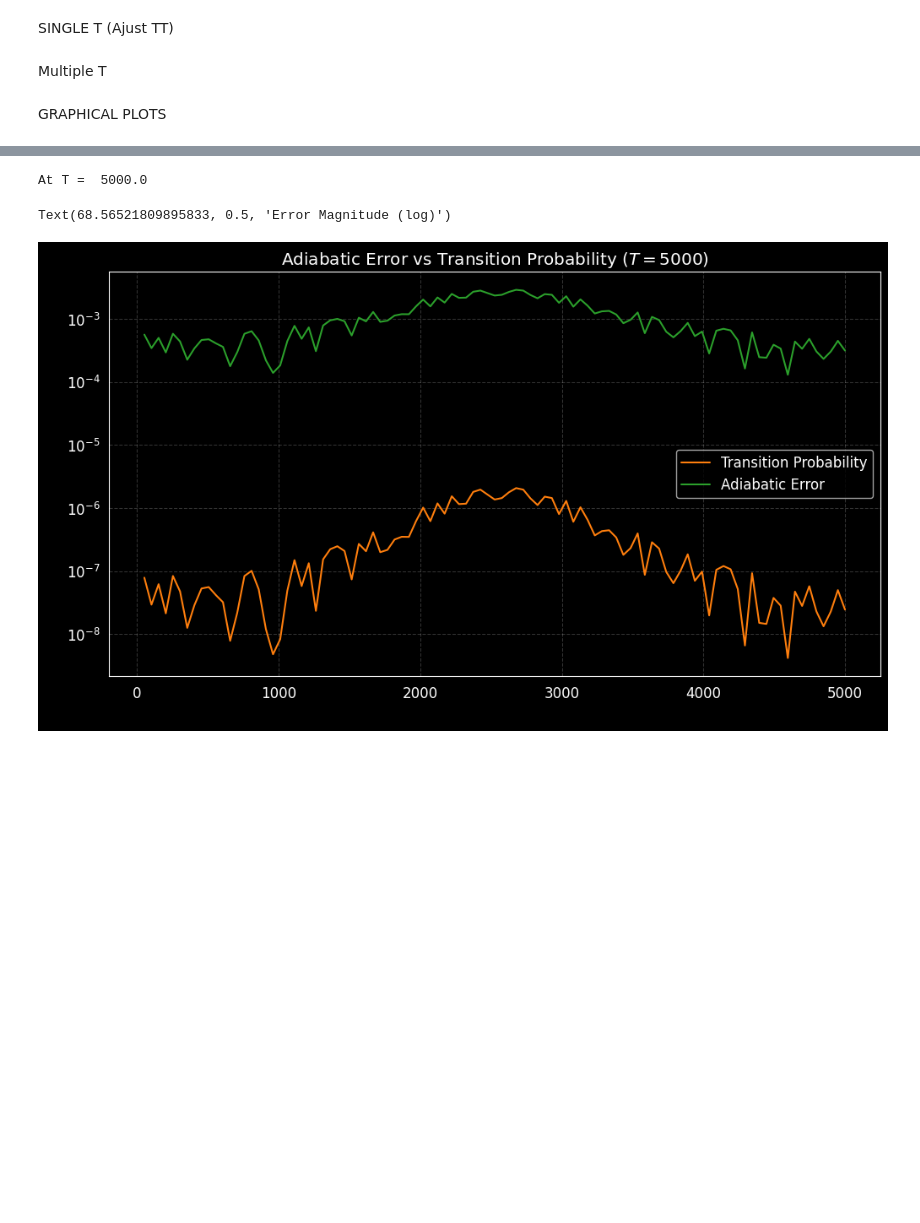
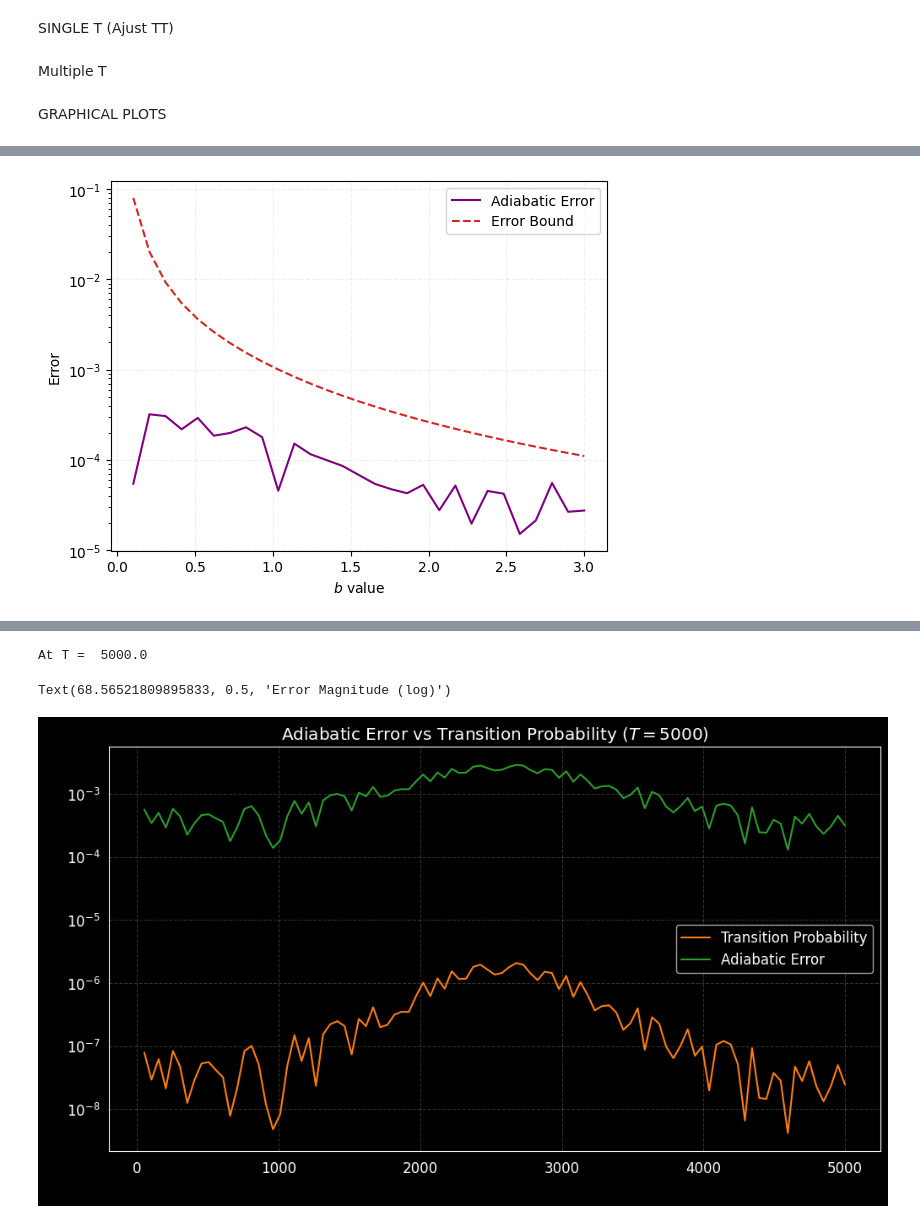
Before and after one commit to Usernotfoundoops/Adibatic_Quantum_Computing, a Jupyter notebook: Adiabatic Theorem Implementation (Muti.T) [t fix].ipynb, the cells around one changed output, grey strips where cells are left out. Saved outputs shown, nothing was run; the diff lists cells and outputs as text; code cells hidden in the pictures; blank space fills up the shorter version.

```diff
--- a/Adiabatic Theorem Implementation (Muti.T) [t fix].ipynb
+++ b/Adiabatic Theorem Implementation (Muti.T) [t fix].ipynb
@@ -313,3 +429,19 @@ plt.legend()
+# %%
+#b vs Error
+end_error_per_T = [errors[-1] for errors in adiabatic_error_full]
+errorbound_per_T = [errors[-1] for errors in error_full_list]
+
+plt.figure()
+plt.semilogy(b_list,end_error_per_T,'-',color='purple',label='Adiabatic Error')
+plt.semilogy(b_list,errorbound_per_T,'--',color='tab:red',label='Error Bound')
+plt.grid(True, ls="--",alpha=0.2)
+plt.xlabel('$b$ value')
+plt.ylabel('Error')
+# plt.title(f'Error vs $b$ variable ($T={round(T1[k])}$)')
+plt.legend()
+plt.savefig(f'/home/pravin/Desktop/Physik 2025/AQC Project/Test/Small Gap/Error vs b variable (a,c,d={a,c,d}).png')
+# %% [output]
+[figure, added]
 # %%
 # max_errors_per_T = [max(errors) for errors in transition_probability_full]
 # max_errorbound_per_T = [max(errors) for errors in error_full_list]
```
Also changed, not shown: parts of 18 cells of this notebook.
